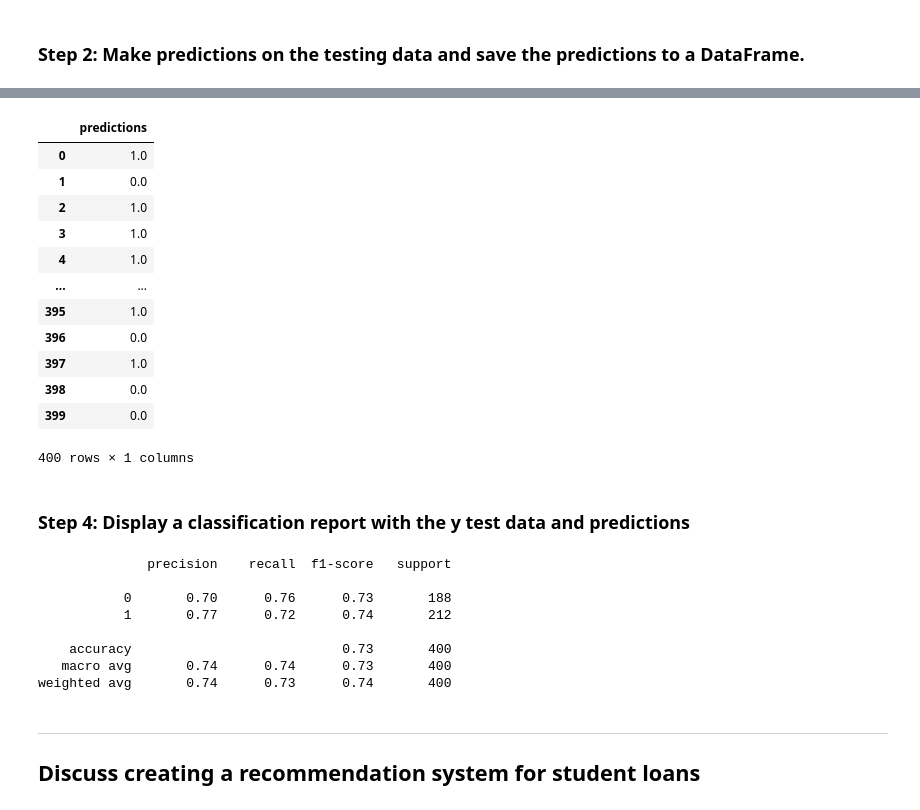
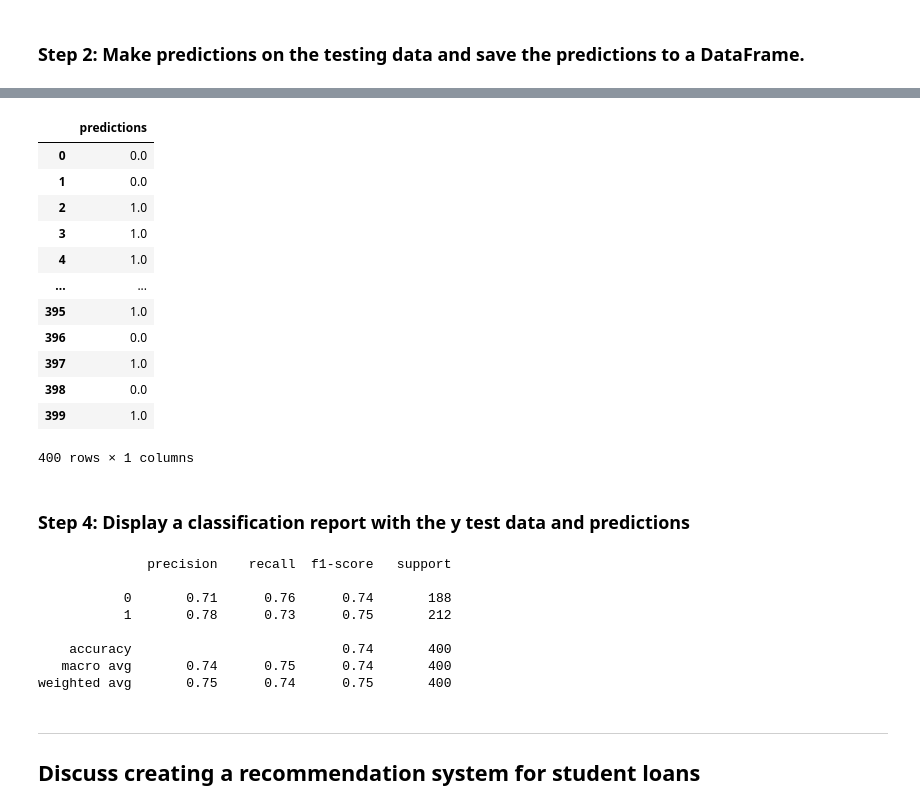
Before and after one commit to ddejean0117/neural-network-challenge-1, a Jupyter notebook: student_loans_with_deep_learning.ipynb, the cells around one changed output, grey strips where cells are left out. Drawn from its saved outputs; the diff is of its cells as text; code cells hidden in the pictures.

```diff
--- a/student_loans_with_deep_learning.ipynb
+++ b/student_loans_with_deep_learning.ipynb
@@ -237,14 +254,17 @@ Loss: 0.5049149394035339, Accuracy: 0.7350000143051147
 ### Step 1: Reload your saved model.
 # %%
 # Set the model's file path
-
+file_path = Path("student_loans.keras")
 
 # Load the model to a new object
+from tensorflow.keras.models import load_model
+imported_model = load_model(file_path)
 # %% [markdown]
 ### Step 2: Make predictions on the testing data and save the predictions to a DataFrame.
 # %%
 # Make predictions with the test data
-
+predictions = imported_model.predict(X_test_scaled,verbose=2)
 
 # Display a sample of the predictions
+predictions[:5]
 # %% [output]
@@ -257,8 +277,11 @@ array([[0.63573396],
 # %%
 # Save the predictions to a DataFrame and round the predictions to binary results
+predictions_rounded = pd.DataFrame(columns=["predictions"], data=predictions)
+predictions_rounded["predictions"]=round(predictions_rounded["predictions"], 0)
+predictions_rounded
 # %% [output]
 |  | predictions |
-| 0 | 1.0 |
+| 0 | 0.0 |
 | 1 | 0.0 |
 | 2 | 1.0 |
 | 3 | 1.0 |
@@ -268,21 +291,22 @@ array([[0.63573396],
 | 396 | 0.0 |
 | 397 | 1.0 |
 | 398 | 0.0 |
-| 399 | 0.0 |
+| 399 | 1.0 |
 400 rows × 1 columns
 # %% [markdown]
 ### Step 4: Display a classification report with the y test data and predictions
 # %%
 # Print the classification report with the y test data and predictions
+print(classification_report(y_test, predictions_rounded["predictions"]))
 # %% [output]
               precision    recall  f1-score   support
 
-           0       0.70      0.76      0.73       188
-           1       0.77      0.72      0.74       212
+           0       0.71      0.76      0.74       188
+           1       0.78      0.73      0.75       212
 
-    accuracy                           0.73       400
-   macro avg       0.74      0.74      0.73       400
-weighted avg       0.74      0.73      0.74       400
+    accuracy                           0.74       400
+   macro avg       0.74      0.75      0.74       400
+weighted avg       0.75      0.74      0.75       400
 # %% [markdown]
 ---
 ## Discuss creating a recommendation system for student loans
```
Also changed, not shown: parts of 12 cells of this notebook.
